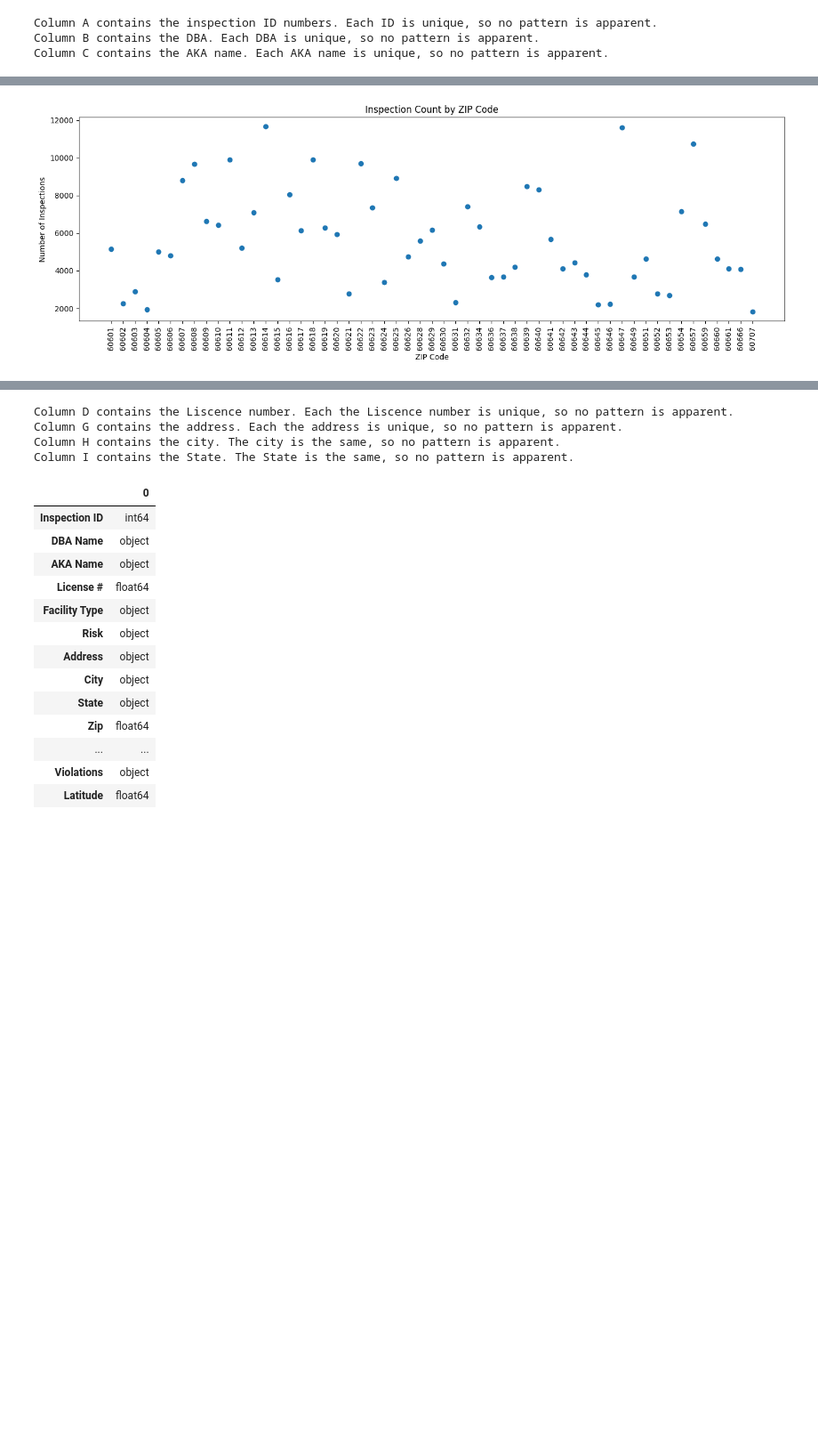
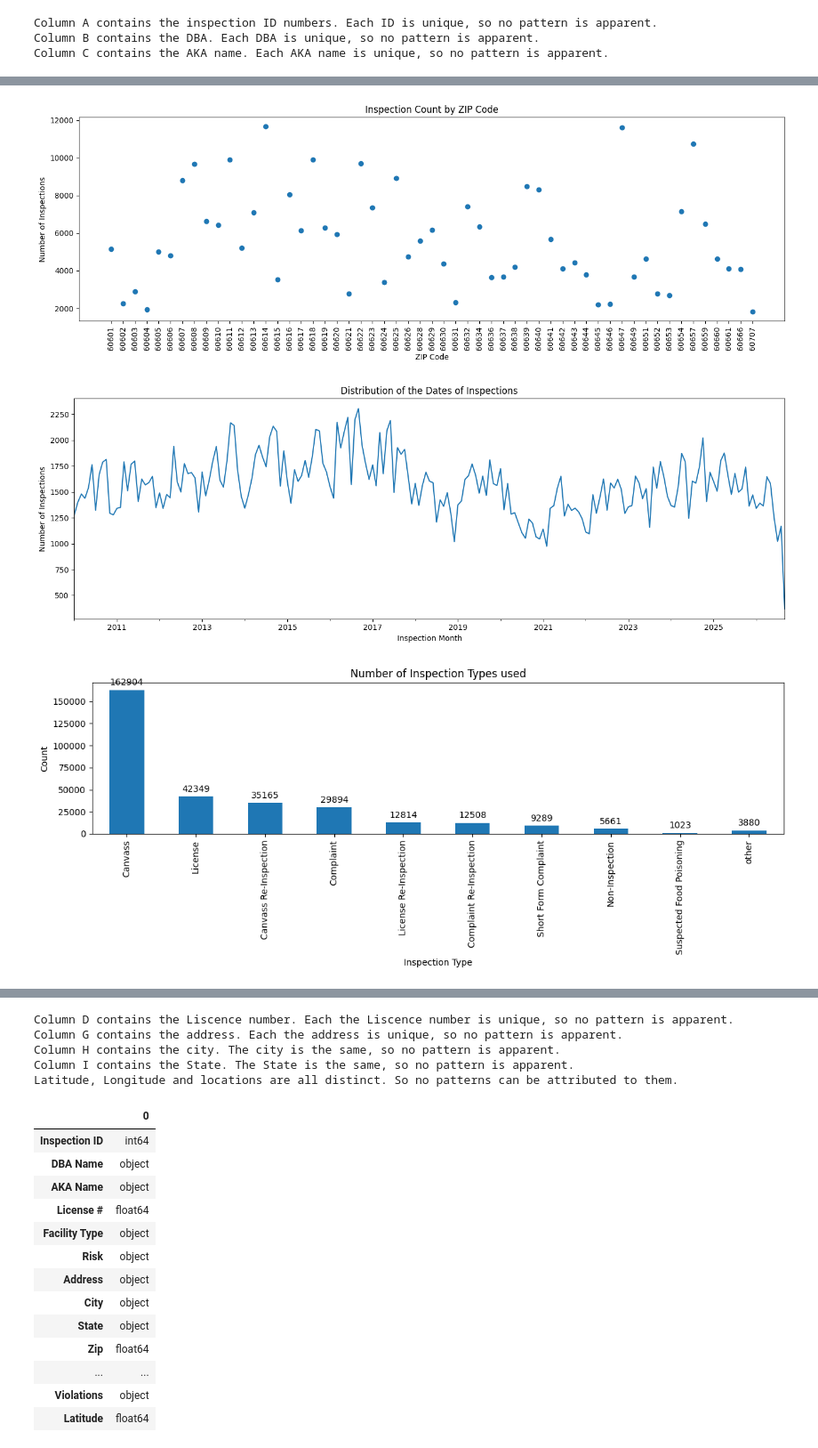
Before and after one commit to idanm-commiting/Sanitation-Project, a Jupyter notebook: Juan's Work.ipynb, the cells around one changed output, grey strips where cells are left out. Shown at 89% size. Cells and saved outputs as stored; diff of their text form; code cells hidden in the pictures; blank space fills up the shorter version.

```diff
--- a/Juan's Work.ipynb
+++ b/Juan's Work.ipynb
@@ -7,7 +7,11 @@ url_one= "https://raw.githubusercontent.com/idanm-commiting/Sanitation-Project/m
 url_two="https://raw.githubusercontent.com/idanm-commiting/Sanitation-Project/main/Food_Inspections_part_2a.zip"
 url_three="https://raw.githubusercontent.com/idanm-commiting/Sanitation-Project/main/Food_Inspections_part_2b.zip"
 url_four="https://raw.githubusercontent.com/idanm-commiting/Sanitation-Project/main/Food_Inspections_part_3.zip"
-DataFrame12= pd.read_csv(url_one, compression = "zip")
+import pandas as pd
+DataFrame12 = pd.concat([
+    pd.read_csv(url, compression="zip", low_memory=False)
+    for url in [url_one, url_two, url_three, url_four]], ignore_index=True)
+
 print("Column A contains the inspection ID numbers. Each ID is unique, so no pattern is apparent.")
 print("Column B contains the DBA. Each DBA is unique, so no pattern is apparent.")
 print("Column C contains the AKA name. Each AKA name is unique, so no pattern is apparent.")
@@ -25,30 +29,75 @@ ax = DataFrame12.loc[DataFrame12["Facility Type"].str.strip().str.lower() == "re
     xlabel="Risk Type", ylabel="Count", rot=0)
 ax.bar_label(ax.containers[0], padding=3);
 
 
 import pandas as pd
 import matplotlib.pyplot as plt
 DataFrame12 = pd.concat([pd.read_csv(url, compression="zip", low_memory=False) for url in [url_one, url_two, url_three, url_four]], ignore_index=True)
 counts = DataFrame12["Zip"].dropna().astype(str).str.replace(r"\.0$", "", regex=True).value_counts().sort_index()
 counts = counts[counts >= 1500]
 plt.figure(figsize=(14, 5))
 plt.scatter(counts.index, counts.values)
 plt.title("Inspection Count by ZIP Code")
 plt.xlabel("ZIP Code")
 plt.ylabel("Number of Inspections")
 plt.xticks(rotation=90)
 plt.tight_layout()
 plt.show()
 
 
+import pandas as pd
+import matplotlib.pyplot as plt
+dates = pd.to_datetime(DataFrame12["Inspection Date"], errors="coerce")
+dates.dropna().dt.to_period("M").value_counts().sort_index().to_timestamp().plot(figsize=(14, 5),
+    title="Distribution of the Dates of Inspections",
+    xlabel="Inspection Month",
+    ylabel="Number of Inspections")
+plt.tight_layout()
+plt.show()
+
+
+counts = DataFrame12["Inspection Type"].value_counts()
+shown = counts[counts >= 1000].copy()
+shown["other"] = counts[counts < 1000].sum()
+ax = shown.plot.bar(figsize=(12, 5), title="Number of Inspection Types used",
+    xlabel="Inspection Type", ylabel="Count")
+ax.bar_label(ax.containers[0], padding=3)
+plt.tight_layout()
+plt.show()
+
+ax = DataFrame12["Results"].fillna("Blank").value_counts().plot.bar(
+    figsize=(10, 6), title="Numbers of Each Inspection Result",
+    xlabel="Inspection Result", ylabel="Count")
+ax.bar_label(ax.containers[0], padding=3)
+plt.tight_layout()
+plt.show()
+
+counts = ( DataFrame12["Violations"].fillna("None recorded")
+    .str.strip().replace("", "None recorded")
+    .str.split("|", regex=False).explode()
+    .str.split(" - Comments:", n=1).str[0].str.strip()
+    .value_counts())
+small = (counts < 10000) & (counts.index != "None recorded")
+shown = counts[~small].copy()
+shown["Other Violations"] = counts[small].sum()
+ax = shown.sort_values().plot.barh(
+    figsize=(14, 8), title="Types of Violations Made",
+    xlabel="Count", ylabel="Violation Type")
+ax.bar_label(ax.containers[0], padding=3)
+plt.tight_layout()
+plt.show()
+
 print("Column D contains the Liscence number. Each the Liscence number is unique, so no pattern is apparent.")
 print("Column G contains the address. Each the address is unique, so no pattern is apparent.")
 print("Column H contains the city. The city is the same, so no pattern is apparent.")
 print("Column I contains the State. The State is the same, so no pattern is apparent.")
+print("Latitude, Longitude and locations are all distinct. So no patterns can be attributed to them.")
 # %% [output]
 Column A contains the inspection ID numbers. Each ID is unique, so no pattern is apparent.
 Column B contains the DBA. Each DBA is unique, so no pattern is apparent.
 Column C contains the AKA name. Each AKA name is unique, so no pattern is apparent.
 [figure]
 [figure]
 [figure]
+[figure, added]
+[figure, added]
@@ -56,6 +107,7 @@ Column D contains the Liscence number. Each the Liscence number is unique, so no
 Column G contains the address. Each the address is unique, so no pattern is apparent.
 Column H contains the city. The city is the same, so no pattern is apparent.
 Column I contains the State. The State is the same, so no pattern is apparent.
+Latitude, Longitude and locations are all distinct. So no patterns can be attributed to them.
 # %%
 DataFrame12.dtypes
 # %% [output]
```
Also changed, not shown: parts of 1 cell of this notebook.
